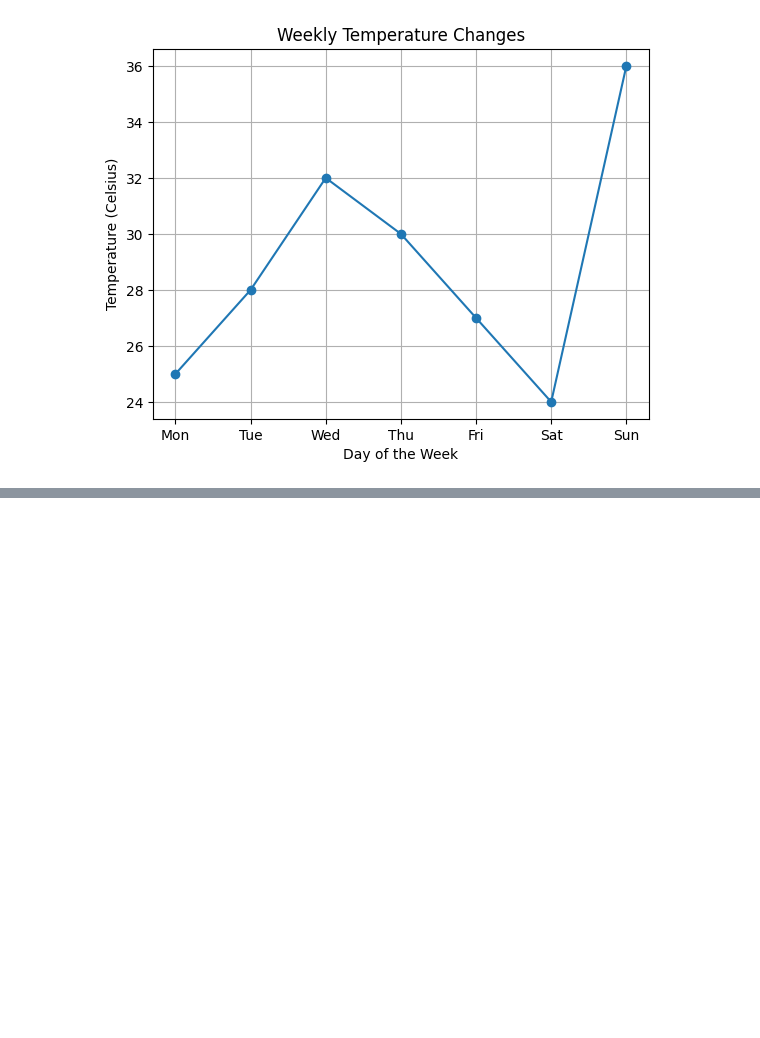
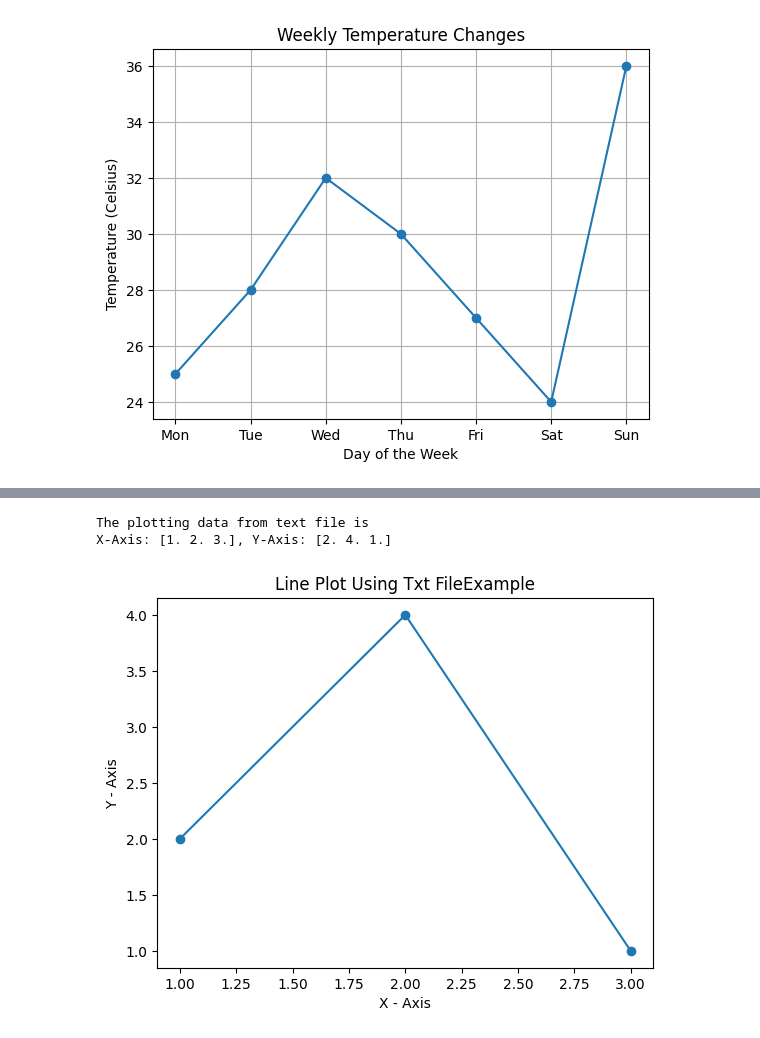
Before and after one commit to ayush-prajapati01/Python-Libraries, a Jupyter notebook: Matplotlib_Programs/matplotlib_programs.ipynb, the cells around one changed output, grey strips where cells are left out. Drawn from its saved outputs; the diff is of its cells as text; code cells hidden in the pictures; blank space fills up the shorter version.

Commit message:
[Ayush] Add: Python program to draw a line using given axis values taken from a text file, with suitable label in the x axis, y axis and a title.

```diff
--- a/Matplotlib_Programs/matplotlib_programs.ipynb
+++ b/Matplotlib_Programs/matplotlib_programs.ipynb
@@ -73,0 +77,22 @@ if __name__ == "__main__":
+# %%
+def main():
+    plot_data = np.loadtxt('test.txt', delimiter = " ")
+    x_values = plot_data[:, 0]
+    y_values = plot_data[:, 1]
+
+    print(f"The plotting data from text file is\nX-Axis: {x_values}, Y-Axis: {y_values}")
+
+    plt.plot(x_values, y_values, marker = 'o')
+    plt.title("Line Plot Using Txt FileExample")
+    plt.xlabel("X - Axis")
+    plt.ylabel("Y - Axis")
+
+    plt.show()
+
+
+if __name__ == "__main__":
+    main()
+# %% [output]
+The plotting data from text file is
+X-Axis: [1. 2. 3.], Y-Axis: [2. 4. 1.]
+[figure, added]
```
Also changed, not shown: parts of 1 cell of this notebook, 1 other file.
